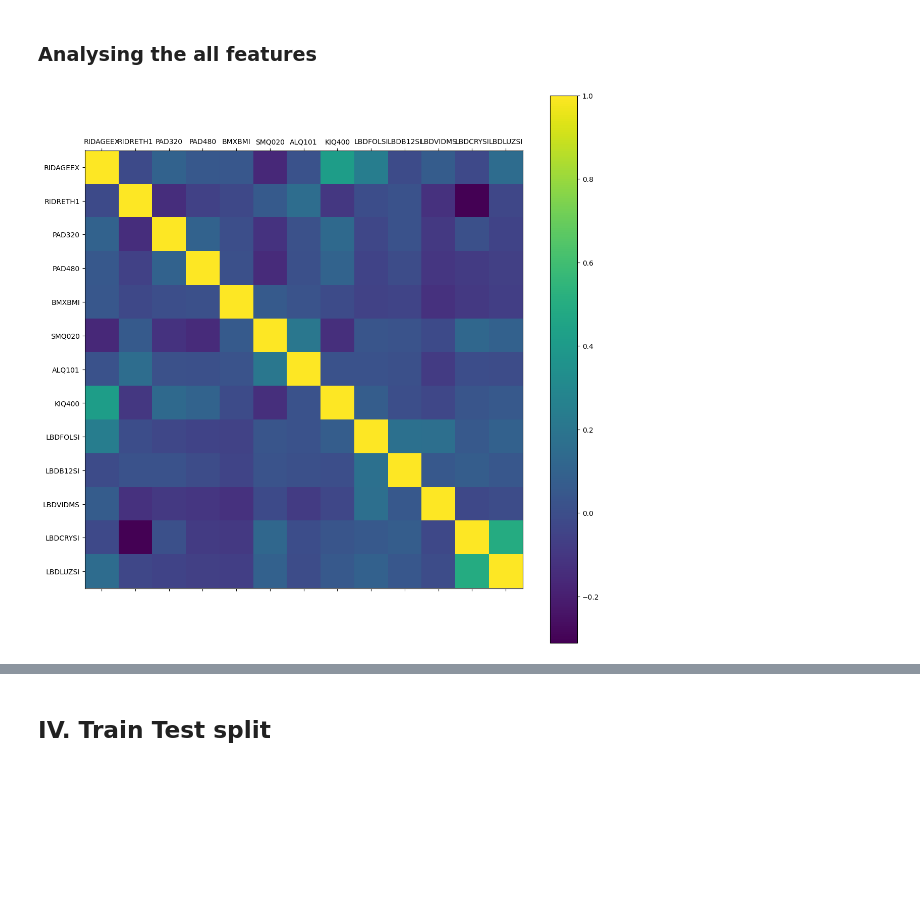
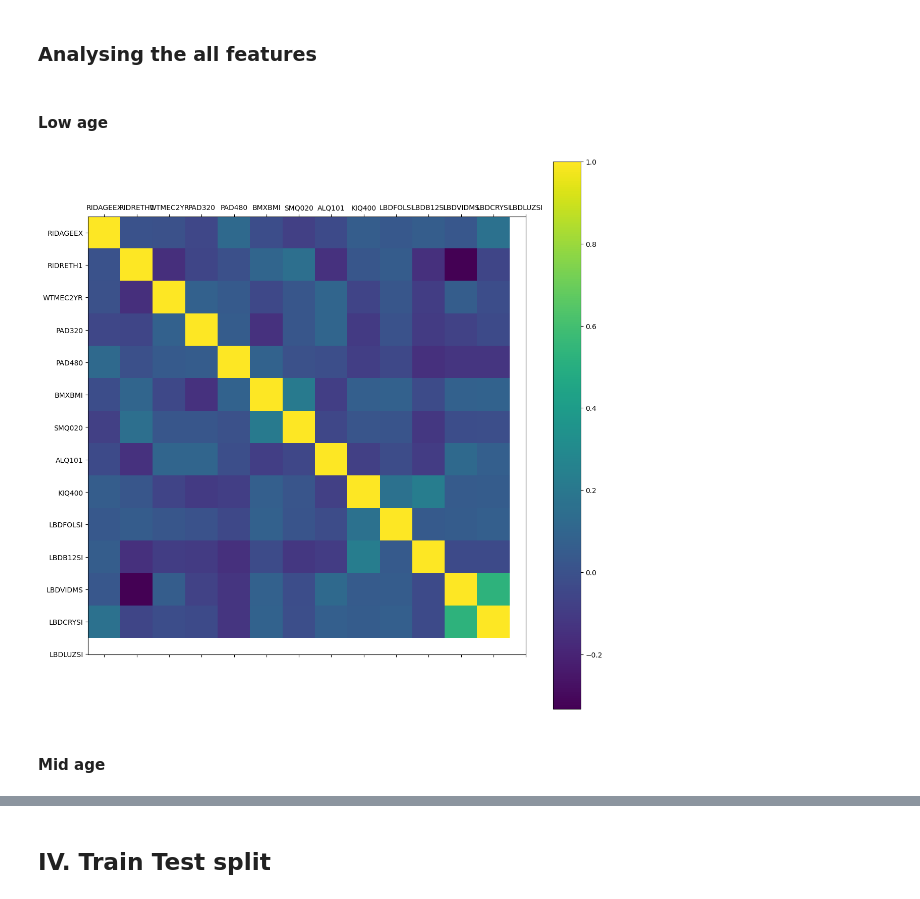
Before and after one commit to FuminoonimuF/nhanes, a Jupyter notebook: Analysis about ED.ipynb, the cells around one changed output, grey strips where cells are left out. Saved outputs shown, nothing was run; the diff lists cells and outputs as text; code cells hidden in the pictures; blank space fills up the shorter version.

```diff
--- a/Analysis about ED.ipynb
+++ b/Analysis about ED.ipynb
@@ -36,9 +36,20 @@ print(dataset_0304.describe())
 
 merged_dataset = pd.concat([dataset_0102,dataset_0304],axis=0)
 merged_dataset = merged_dataset.reset_index(drop=True)
+age_split = utils.spilt_by_age(merged_dataset)
+# divided into three parts
+low_age_dataset = age_split["low_age_dataset"]
+mid_age_dataset = age_split["mid_age_dataset"]
+high_age_dataset = age_split["high_age_dataset"]
 
-weights = merged_dataset['WTMEC2YR']
-merged_dataset = merged_dataset.drop(columns=['WTMEC2YR'])
+low_age_weights = low_age_dataset['WTMEC2YR']
+low_age_dataset = low_age_dataset.drop(columns=['WTMEC2YR'])
+
+mid_age_weights = mid_age_dataset['WTMEC2YR']
+mid_age_dataset = mid_age_dataset.drop(columns=['WTMEC2YR'])
+
+high_age_weights = high_age_dataset['WTMEC2YR']
+high_age_dataset = high_age_dataset.drop(columns=['WTMEC2YR'])
 # %% [output]
      SEQN  DMDMARTL  DMDEDUC  RIAGENDR  RIDAGEEX  RIDRETH1      WTMEC2YR  \
 0  9966.0       3.0      3.0       1.0     473.0       3.0  91352.991726
@@ -87,11 +185,15 @@ Name: KIQ400, dtype: float64
 # %% [markdown]
 ### Analysing the all features
+# %% [markdown]
+#### Low age
 # %%
 rcParams['figure.figsize'] = 16, 14
-plt.matshow(merged_dataset.corr())
+plt.matshow(low_age_dataset.corr())
 plt.yticks(np.arange(merged_dataset.shape[1]), merged_dataset.columns)
 plt.xticks(np.arange(merged_dataset.shape[1]), merged_dataset.columns)
 plt.colorbar()
 plt.show()
 # %% [output]
-[figure, old version]
+[figure, new version]
+# %% [markdown]
+#### Mid age
```
Also changed, not shown: parts of 95 cells of this notebook, 2 other files.
